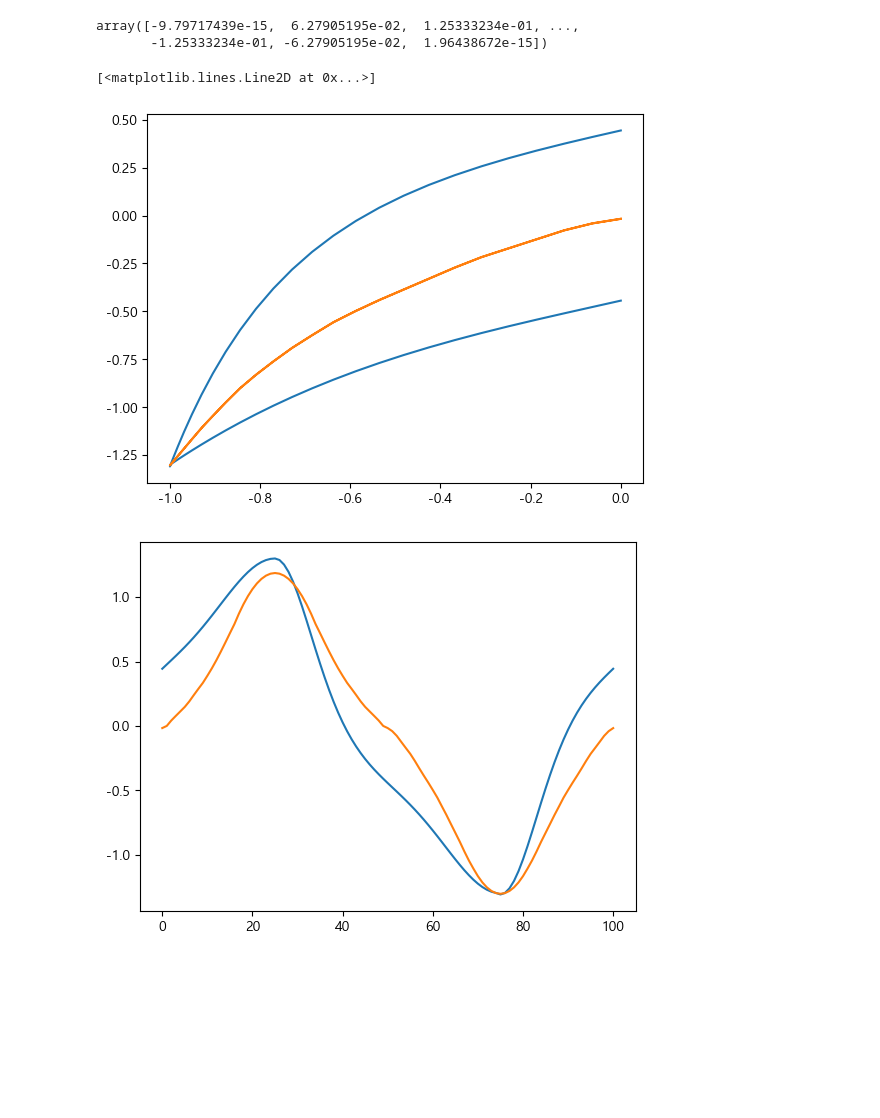
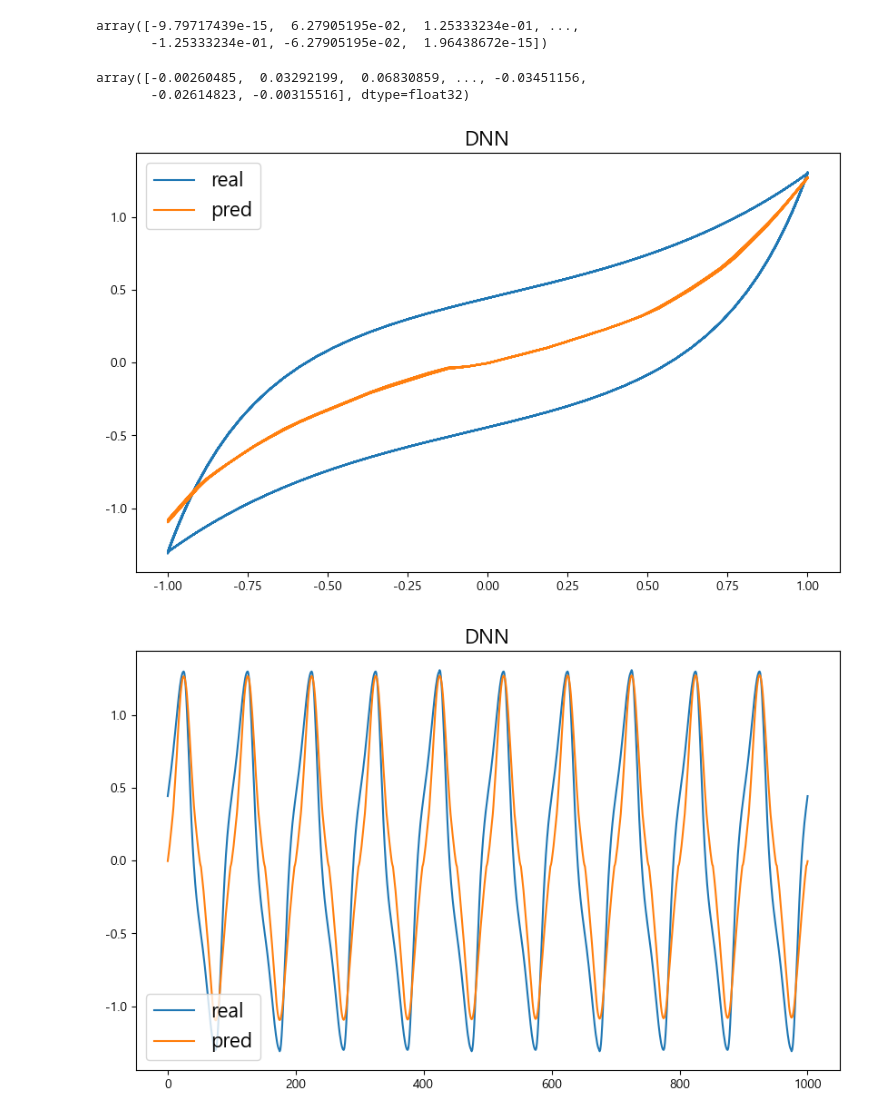
Before and after one commit to Jjineeq/hysteresis_curve, a Jupyter notebook: 23_07_03.ipynb, the cells around one changed output. Saved outputs shown, nothing was run; the diff lists cells and outputs as text; code cells hidden in the pictures; blank space fills up the shorter version.

```diff
--- a/23_07_03.ipynb
+++ b/23_07_03.ipynb
@@ -70,18 +91,29 @@ test_x[:,0]
 # %% [output]
 array([-9.79717439e-15,  6.27905195e-02,  1.25333234e-01, ...,
        -1.25333234e-01, -6.27905195e-02,  1.96438672e-15])
+# %%
+real_pred.reshape(1,-1)[0]
+# %% [output]
+array([-0.00260485,  0.03292199,  0.06830859, ..., -0.03451156,
+       -0.02614823, -0.00315516], dtype=float32)
 # %%
-plt.plot(test_x[950:,0], test_y[950:], label='real')
-plt.plot(test_x[950:,0], real_pred.reshape(1,-1)[0][950:], label='pred')
+plt.figure(figsize=(10, 6))
+plt.plot(test_x[:,0], test_y, label='real')
+plt.plot(test_x[:,0], real_pred.reshape(1,-1)[0], label='pred')
+plt.title('DNN', fontsize = 16)
+plt.legend(fontsize = 16)
+plt.show()
 # %% [output]
-[<matplotlib.lines.Line2D at 0x...>]
-[figure, old version]
+[figure, new version]
 # %%
-plt.plot(test_y[900:])
-plt.plot(real_pred.reshape(1,-1)[0][900:])
+plt.figure(figsize=(10, 6))
+plt.plot(test_y, label = 'real')
+plt.plot(real_pred.reshape(1,-1)[0], label = 'pred')
+plt.title('DNN', fontsize = 16)
+plt.legend(fontsize = 16)
 plt.show()
 # %% [output]
-[figure, old version]
+[figure, new version]
 # %%
 lstm_history = model.lstm_fit(epochs=100, batch_size=1)
 # %% [output]
```
Also changed, not shown: parts of 20 cells of this notebook, 3 other files.
